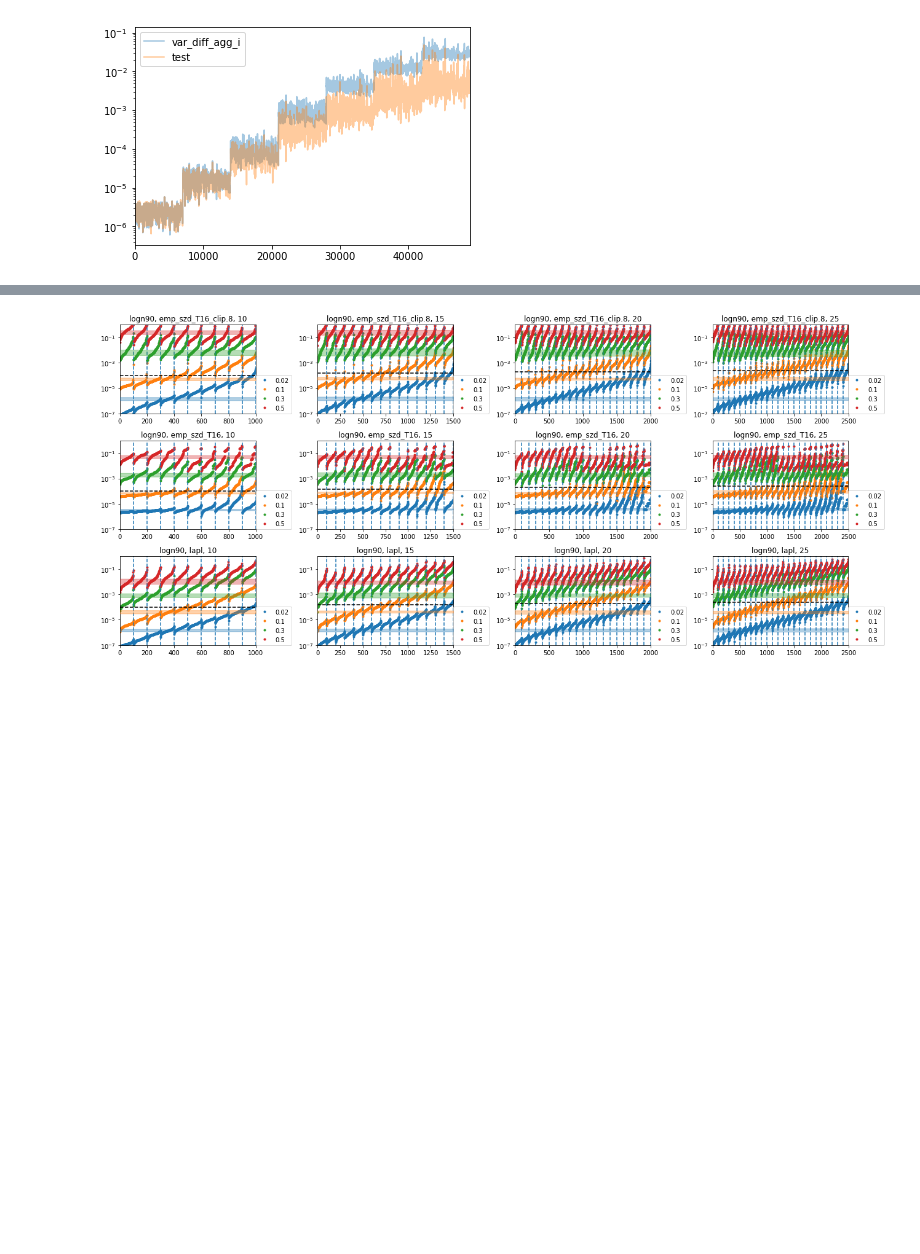
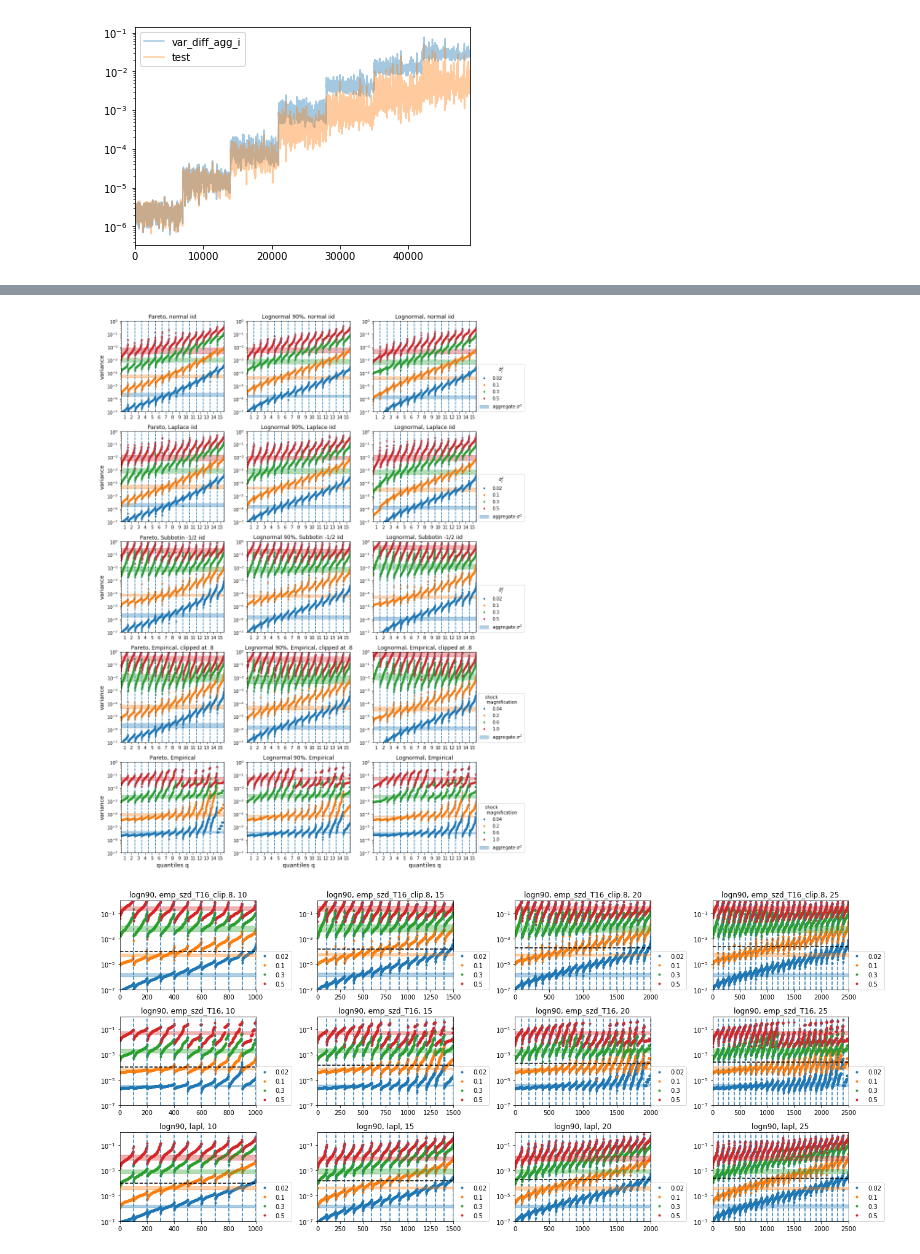
Before and after one commit to matuteiglesias/French_exports_bkp, a Jupyter notebook: code/notebooks/Sigma vs log(n), q plots.ipynb, the cells around one changed output, grey strips where cells are left out. Cells and saved outputs as stored; diff of their text form; code cells hidden in the pictures; blank space fills up the shorter version.

```diff
--- a/code/notebooks/Sigma vs log(n), q plots.ipynb
+++ b/code/notebooks/Sigma vs log(n), q plots.ipynb
@@ -338,3 +401,50 @@ plt.tight_layout()
+# %%
+size_distributions = ['pareto', 'logn90', 'logn']
+growth_rates = ['norm', 'lapl', 'sbtn', 'emp_szd_T16_clip.8','emp_szd_T16']
+Q = 15
+
+fig, axs = plt.subplots(len(growth_rates), len(size_distributions), figsize = (4.5*len(size_distributions), 3.5*len(growth_rates)))
+
+size_names = ['Pareto', 'Lognormal 90%', 'Lognormal']
+dist_names = ['normal iid', 'Laplace iid', 'Subbotin -1/2 iid','Empirical, clipped at .8', 'Empirical']
+for i, sizes in enumerate(size_distributions):
+    for j, dist in enumerate(growth_rates):
+        ax = axs[j][i]
+        ax.set_title(size_names[i] +', '+ dist_names[j])
+        result = full_data.loc[(full_data.sizes == sizes) & (full_data.dist == dist)]
+        result = result.loc[result.Q == Q]
+
+        y = 'var_diff_qi'
+        sorted_ = result.sort_values(by = ['dist','s', 'q', y])
+        Ss = sorted_.s.unique()[::2]
+        for k, s in enumerate(Ss):
+            sorted_s = sorted_.loc[sorted_.s == s]
+            sorted_s.reset_index()[[y]].plot(ax = ax, marker = '.', lw = 0, c = colors[k])
+#                     sorted_s.reset_index()[['var_diff_agg_i']].plot(ax = ax, marker = '.', lw = 0, c = colors[k], alpha = .1, legend = False)
+            agg_vals = sorted_s.reset_index()['var_diff_agg_i'].describe()
+            ax.fill_between(range(len(sorted_s)), agg_vals['25%'], agg_vals['75%'], color = colors[k], alpha = .35, zorder = -1)
+
+            ax.xaxis.set_ticks(np.arange(0, (Q)*100, 100) + 100/2)
+            ax.xaxis.set_ticklabels(np.arange(Q) + 1)
+
+        if i == len(size_distributions) - 1:
+            if j <= 2: ax.legend([s for s in Ss]+[r'aggregate $\sigma^2$'], title=r'$\bar \sigma^2_j$', loc = (1.02, 0))
+            if j > 2: ax.legend([str(2*s) for s in Ss]+[r'aggregate $\sigma^2$'], title='shock \n magnification', loc = (1.02, 0))
+        else:
+            ax.get_legend().remove()
+
+        [ax.axvline(l, linestyle = '--') for l in sorted_s.groupby(['q']).count().iloc[:, 0].cumsum().values]
+        ax.set_yscale('log')
+        ax.set_ylim(1e-7, 1)
+        if i == 0: ax.set_ylabel('variance', fontsize = 13)
+        if j == len(growth_rates) - 1: ax.set_xlabel('quantiles q', fontsize = 13)
+
+plt.tight_layout()
+plt.savefig('./../../../thesis_writing/figures/quantile_depce_supplement.png', dpi = 400)
+
+plt.show()
+# %% [output]
+[figure, added]
 # %%
 # for i, sizes in enumerate(size_distributions):
 #     for j, dist in enumerate(growth_rates):
```
Also changed, not shown: parts of 15 cells of this notebook, 1 other file.
